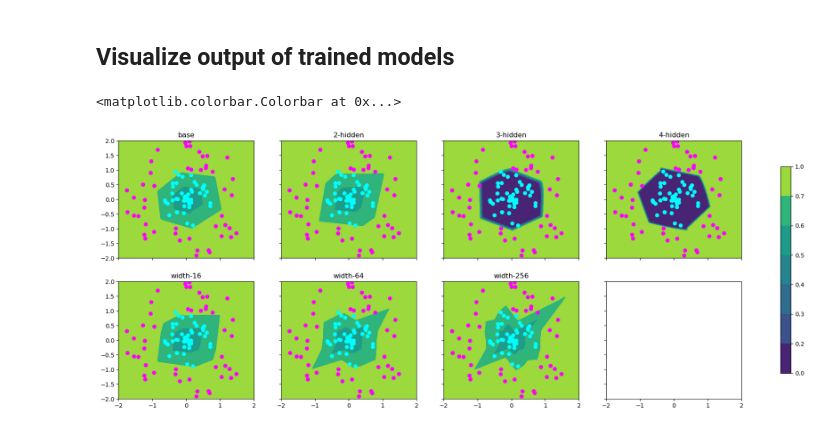
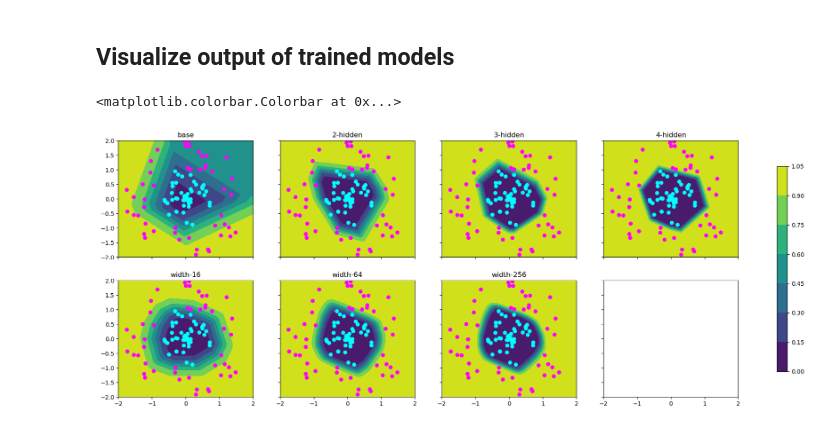
Before and after one commit to takayuki-ou/green, a Jupyter notebook: main.ipynb, the cells around one changed output. Drawn from its saved outputs; the diff is of its cells as text; code cells hidden in the pictures.

Commit message:
Neuralnet changed.

```diff
--- a/main.ipynb
+++ b/main.ipynb
@@ -24,7 +27,7 @@ Using cuda
 # %% [markdown]
 ## Generate data
 # %%
-N = 1024
+N = 100
 x_data = np.zeros((N,2))
 y_data = np.zeros((N,1))
 
@@ -50,7 +50,7 @@ y_tensor = torch.tensor(y_data,dtype=torch.float32,device=device)
 dataset = TensorDataset(x_tensor, y_tensor)
 
 # Create a DataLoader from the TensorDataset
-N_batch = 256
+N_batch = 20
 dataloader = DataLoader(dataset, batch_size=N_batch, shuffle=True)
 
 # Wrriten by codegpt extension
@@ -89,27 +90,4 @@ class NeuralNetwork(nn.Module):
         return self.blr(x)
-# %%
-# Check that relevant parameters are only updated.
-model = NeuralNetwork(width=2,depth=1)
-
-# print all model parameters before training
-for name, param in model.named_parameters():
-    print(f'{name}: {param}')
-
-loss_fn = nn.BCELoss()
-
-optimizer = torch.optim.Adam(params=model.parameters())
-model.train(True)
-for i, data in enumerate(dataloader): # N//N_batch loops
-    optimizer.zero_grad()
-    inputs, labels = data
-    outputs = model(inputs)
-    loss = loss_fn(outputs, labels)
-    loss.backward()
-    optimizer.step()
-
-# print all model parameters after training
-for name, param in model.named_parameters():
-    print(f'{name}: {param}')
 # %%
 models=dict()
 models["base"] = NeuralNetwork(width=4,depth=1) # 12 weights
@@ -133,7 +109,8 @@ from torch.utils.tensorboard import SummaryWriter
 # %%
-N_epoch = 200
+N_epoch = 40
 
-Writer =SummaryWriter("runs/Jun14-18-14-1_LAB")
+current_time = datetime.datetime.now().strftime("%H-%M-%S")
+Writer =SummaryWriter(f"runs/{current_time}")
 
 for key, model in models.items():
     model.to(device) # move model on gpu BEFORE initialize optimizer
@@ -142,16 +119,20 @@ for key, model in models.items():
         model.train(True)
         epoch_loss = 0
         for i, data in enumerate(dataloader): # N//N_batch loops
-            optimizer.zero_grad()
             inputs, labels = data
             outputs = model(inputs)
             loss = loss_fn(outputs, labels)
+
+            optimizer.zero_grad()
             loss.backward()
             optimizer.step()
+
             epoch_loss += loss.item() / (N//N_batch)
+
         Writer.add_scalar(f"Loss/{key}", epoch_loss,epoch)
+        Writer.add_graph(model,inputs)
         # verbose
-        if epoch%100 == 99:
+        if epoch%10 == 0:
             print(f"model {key}| epochs: {epoch+1} | loss: {epoch_loss}")
 Writer.close()
 # %% [output]
@@ -174,34 +158,34 @@ model width-256| epochs: 200 | loss: 0.5819576382637024
 # %%
 mesh = 100
 x = np.linspace(-2,2,mesh,dtype=np.float32)
 y = np.linspace(-2,2,mesh,dtype=np.float32)
 
 X, Y = np.meshgrid(x, y)
 Z = np.zeros((mesh,mesh))
 
 
 point_n = np.concatenate((X[..., np.newaxis], Y[...,np.newaxis]),axis=2)
 point_t = torch.tensor(point_n,)
 
 fig, axs = plt.subplots(2,4,sharex=True,sharey=True)
 
 fig.set_figwidth(24)
 fig.set_figheight(8)
 
-levels = np.array([0.,0.2,0.3,0.4,0.5,0.6,0.7,1])
+levels = np.array([0.,0.4,0.45,0.5,0.55,0.6,0.65,1])
 
 for (name, model), ax in zip(models.items(),axs.flat):
     model.cpu()
     Z = model(point_t).view(mesh,mesh).detach().numpy()
 
-    cs = ax.contourf(X, Y, Z, levels=levels,)
+    cs = ax.contourf(X, Y, Z, levels=7,)
     ax.scatter(x_data[:100,0],x_data[:100,1],c=y_data[:100],cmap="cool")
     ax.set_title(name)
 
 fig.colorbar(cs,ax=axs[:],location="right",shrink=0.8)
 # %% [output]
 <matplotlib.colorbar.Colorbar at 0x...>
-[figure, old version]
+[figure, new version]
 # %%
 # plot with all data
 for ax in axs.flat:
```
Also changed, not shown: parts of 7 cells of this notebook, 1 other file.
